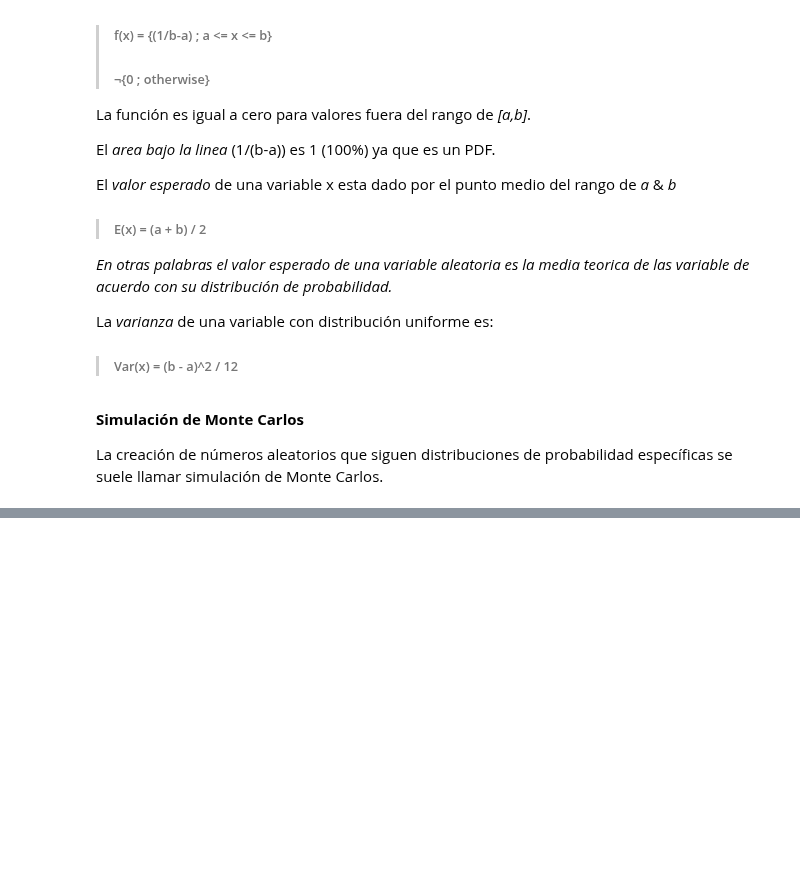
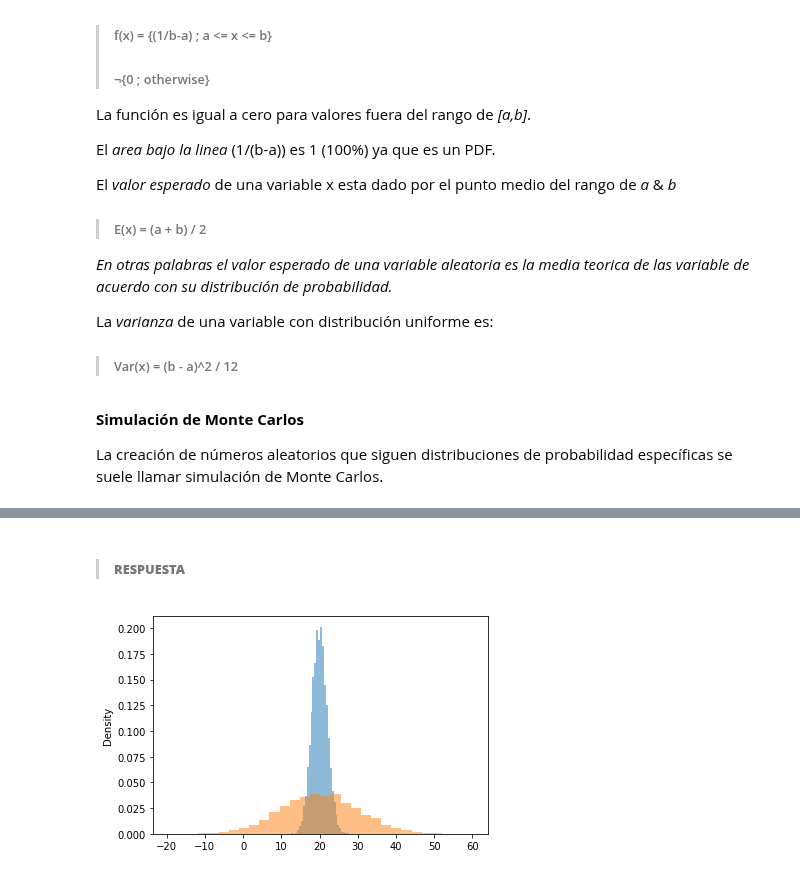
Before and after one commit to AnHrt/StatisticsII, a Jupyter notebook: A01369984_W2.ipynb, the cells around one changed output, grey strips where cells are left out. Saved outputs shown, nothing was run; the diff lists cells and outputs as text; code cells hidden in the pictures; blank space fills up the shorter version.

```diff
--- a/A01369984_W2.ipynb
+++ b/A01369984_W2.ipynb
@@ -112,0 +209,10 @@ plt.show()
+# %% [markdown]
+> ###### **RESPUESTA**
+# %%
+# Gráfica de ambos histogramas, y & ymean
+plt.clf()
+ymean.plot()
+y.plot()
+plt.show()
+# %% [output]
+[figure, added]
```
Also changed, not shown: parts of 25 cells of this notebook.
